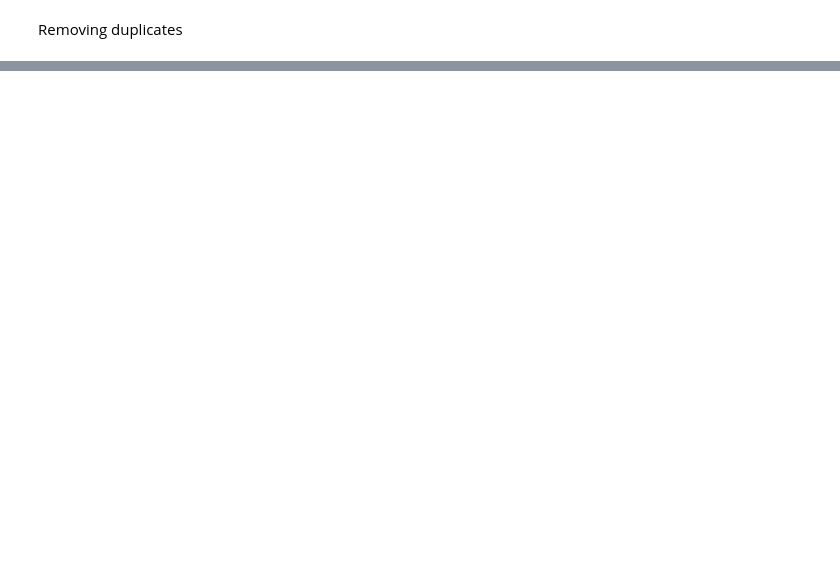
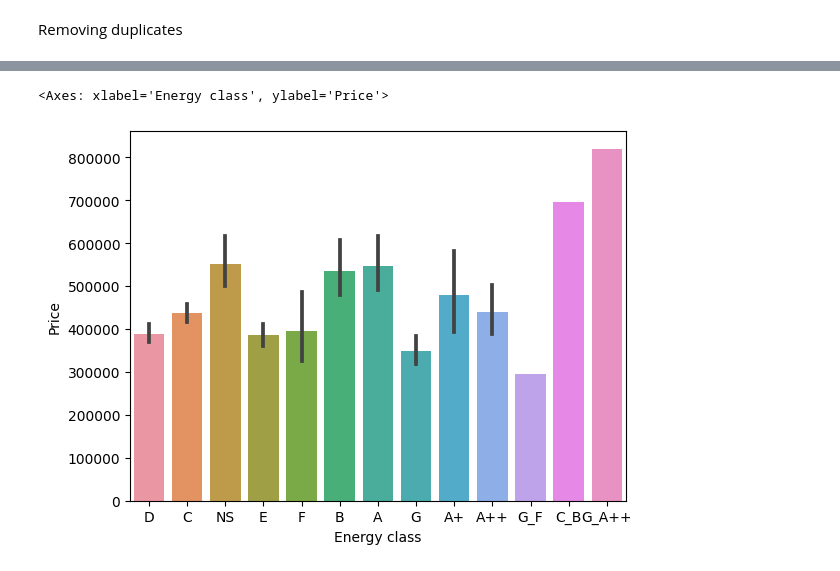
Before and after one commit to MythiliPalanisamy/Analysation_and_Model_Building, a Jupyter notebook: 10k.ipynb, the cells around one changed output, grey strips where cells are left out. Drawn from its saved outputs; the diff is of its cells as text; code cells hidden in the pictures; blank space fills up the shorter version.

```diff
--- a/10k.ipynb
+++ b/10k.ipynb
@@ -51,0 +81,9 @@ merged_10k.sort_values('Price').head(20)
+# %%
+final = pd.read_csv('final.csv')
+# %%
+#sns.FacetGrid(final, )
+
+sns.barplot(x='Energy class', y='Price', data=final)
+# %% [output]
+<Axes: xlabel='Energy class', ylabel='Price'>
+[figure, added]
```
Also changed, not shown: parts of 23 cells of this notebook, 9 other files.
